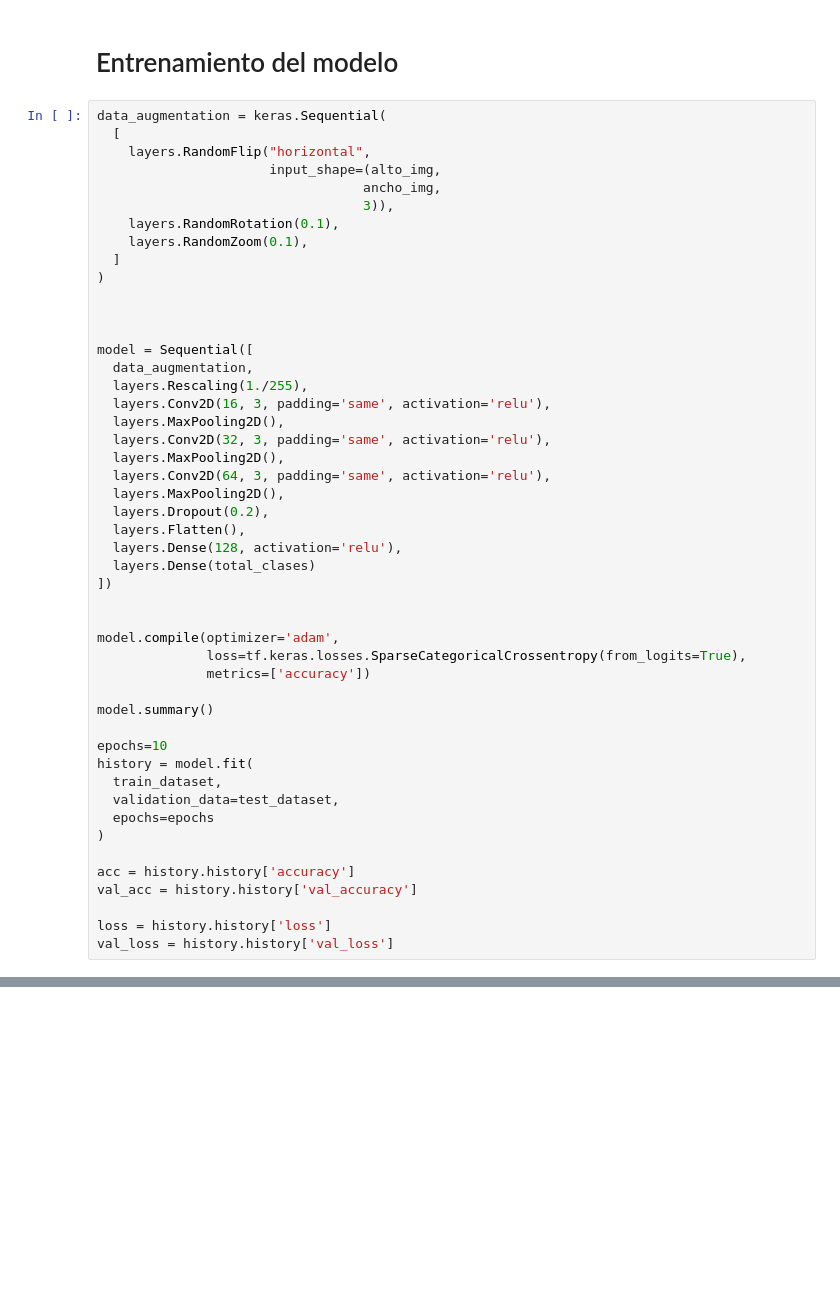
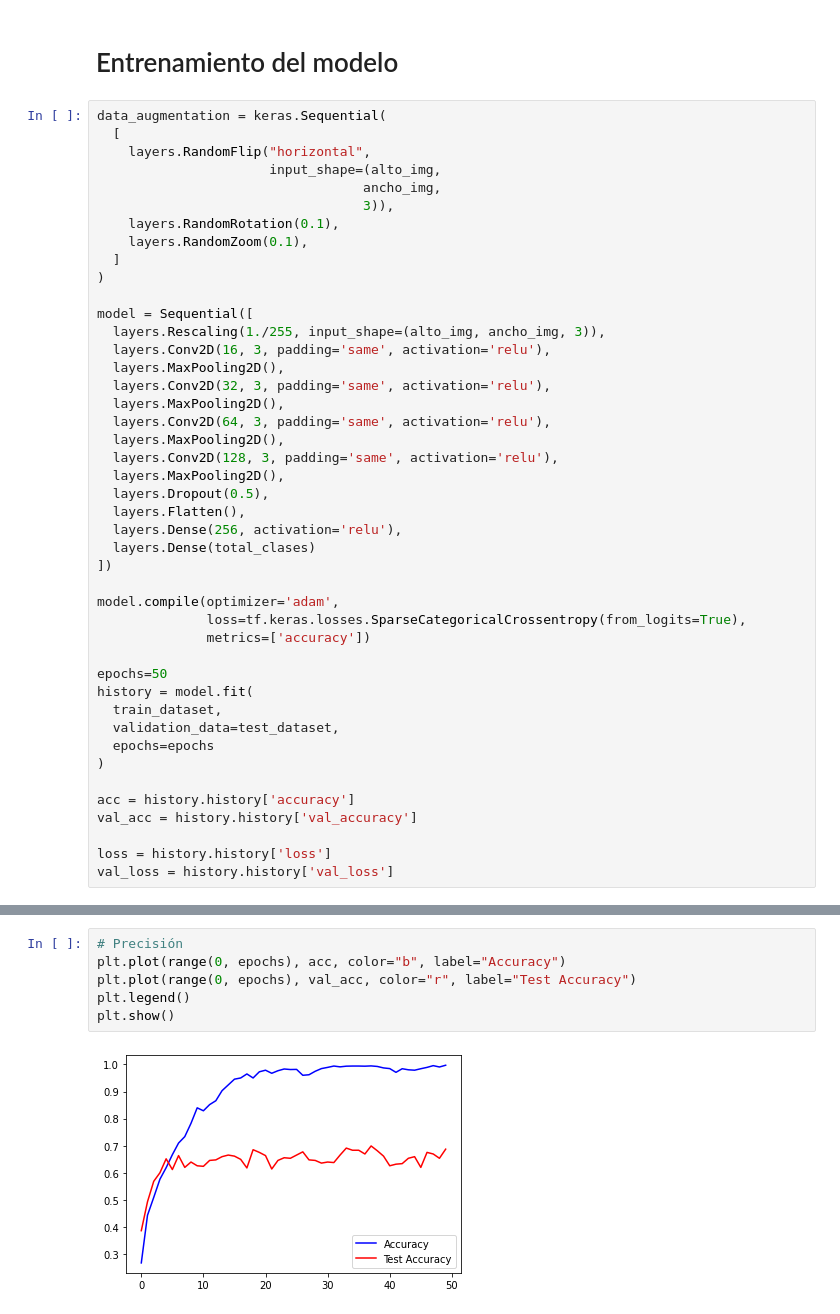
Before and after one commit to JuanC-Fandino/RedClasificacionResiduos, a Jupyter notebook: RedClasificacion.ipynb, the cells around one changed output, grey strips where cells are left out. Saved outputs shown, nothing was run; the diff lists cells and outputs as text; blank space fills up the shorter version.

```diff
--- a/RedClasificacion.ipynb
+++ b/RedClasificacion.ipynb
@@ -59,31 +63,27 @@ data_augmentation = keras.Sequential(
   ]
 )
 
-
-
 model = Sequential([
-  data_augmentation,
-  layers.Rescaling(1./255),
+  layers.Rescaling(1./255, input_shape=(alto_img, ancho_img, 3)),
   layers.Conv2D(16, 3, padding='same', activation='relu'),
   layers.MaxPooling2D(),
   layers.Conv2D(32, 3, padding='same', activation='relu'),
   layers.MaxPooling2D(),
   layers.Conv2D(64, 3, padding='same', activation='relu'),
   layers.MaxPooling2D(),
-  layers.Dropout(0.2),
+  layers.Conv2D(128, 3, padding='same', activation='relu'),
+  layers.MaxPooling2D(),
+  layers.Dropout(0.5),
   layers.Flatten(),
-  layers.Dense(128, activation='relu'),
+  layers.Dense(256, activation='relu'),
   layers.Dense(total_clases)
 ])
-
 
 model.compile(optimizer='adam',
               loss=tf.keras.losses.SparseCategoricalCrossentropy(from_logits=True),
               metrics=['accuracy'])
 
-model.summary()
-
-epochs=10
+epochs=50
 history = model.fit(
   train_dataset,
   validation_data=test_dataset,
@@ -136,0 +177,8 @@ plt.show()
+# %%
+# Precisión
+plt.plot(range(0, epochs), acc, color="b", label="Accuracy")
+plt.plot(range(0, epochs), val_acc, color="r", label="Test Accuracy")
+plt.legend()
+plt.show()
+# %% [output]
+[figure, added]
```
Also changed, not shown: parts of 13 cells of this notebook.
